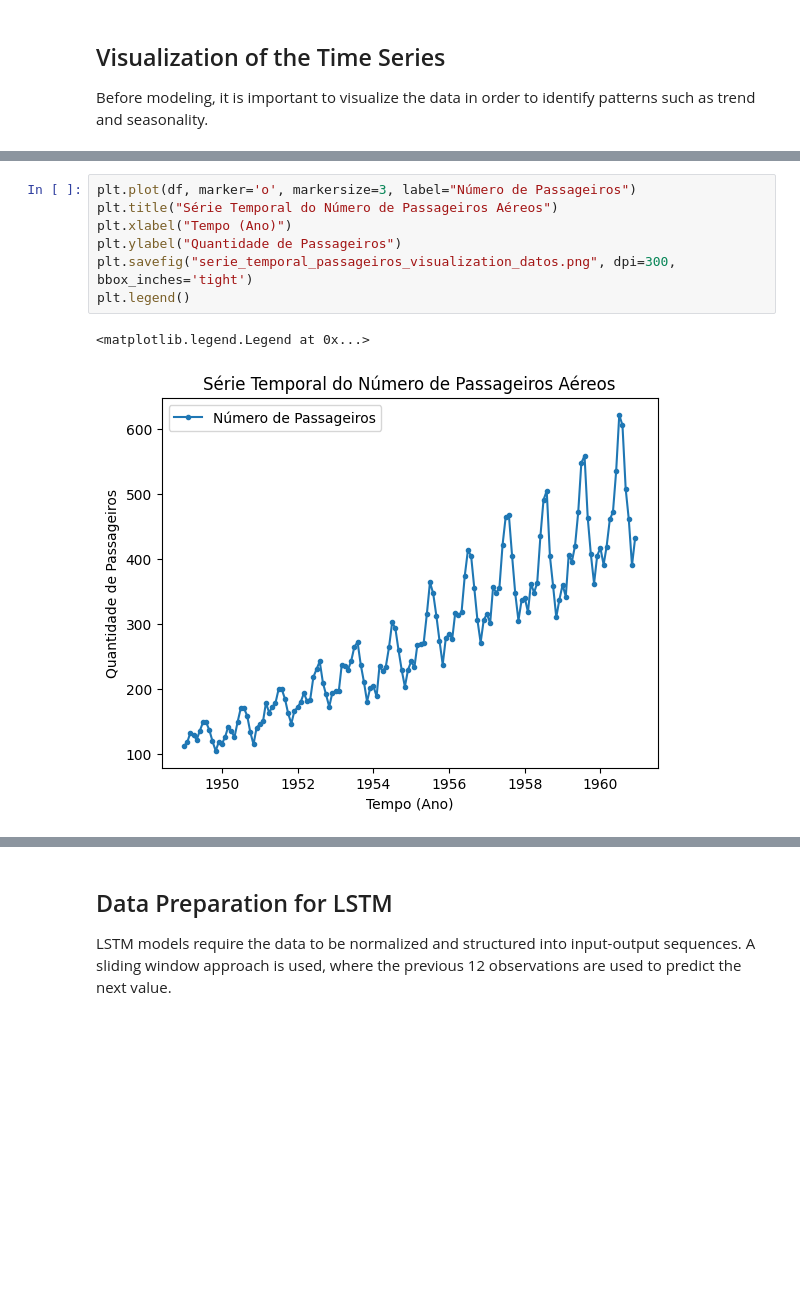
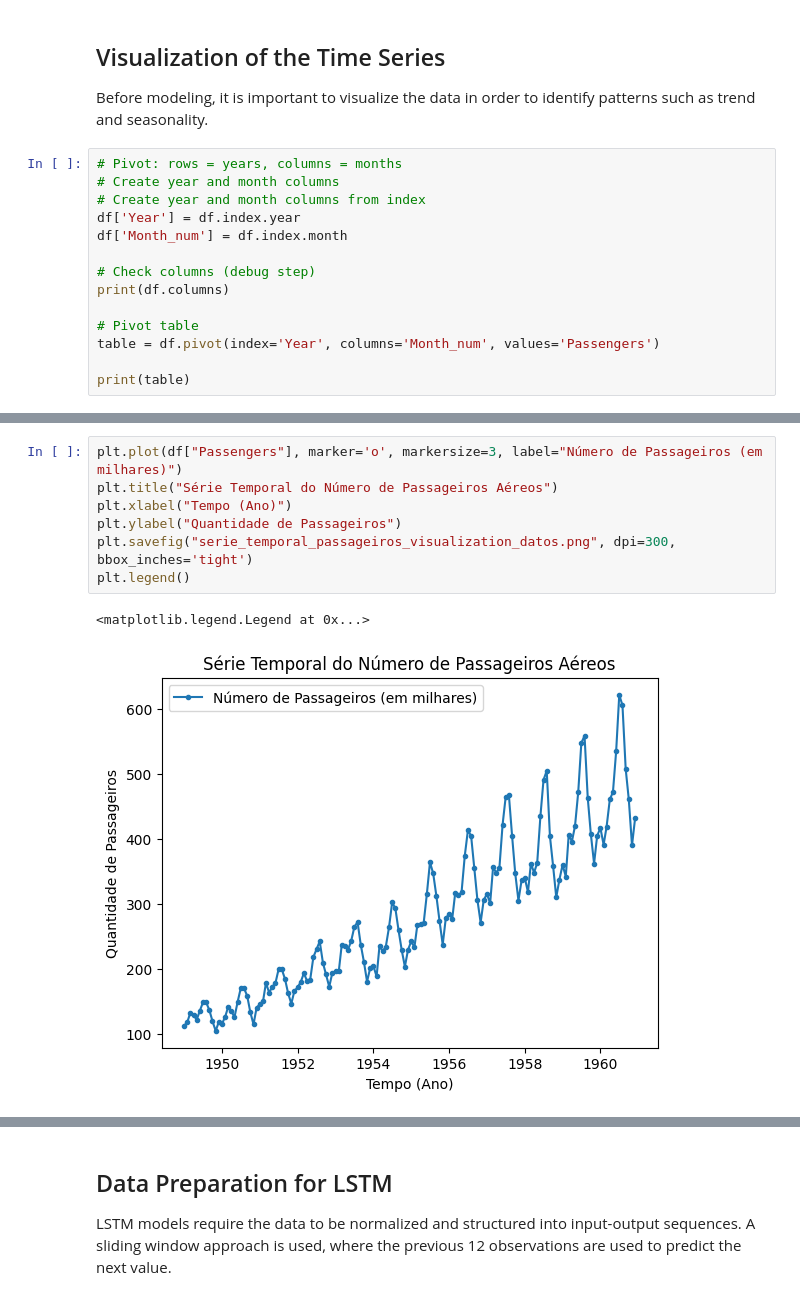
Before and after one commit to N-Merk/TimeSeries_forecasting-and-intervention-analysis, a Jupyter notebook: ModelIllustration.ipynb, the cells around one changed output, grey strips where cells are left out. Drawn from its saved outputs; the diff is of its cells as text; blank space fills up the shorter version.

Commit message:
Some more EDA with plots

```diff
--- a/ModelIllustration.ipynb
+++ b/ModelIllustration.ipynb
@@ -37,3 +45,17 @@ Month
 ## Visualization of the Time Series
 
 Before modeling, it is important to visualize the data in order to identify patterns such as trend and seasonality.
+# %%
+# Pivot: rows = years, columns = months
+# Create year and month columns
+# Create year and month columns from index
+df['Year'] = df.index.year
+df['Month_num'] = df.index.month
+
+# Check columns (debug step)
+print(df.columns)
+
+# Pivot table
+table = df.pivot(index='Year', columns='Month_num', values='Passengers')
+
+print(table)
@@ -40,10 +78,10 @@ Before modeling, it is important to visualize the data in order to identify patt
 # %%
-plt.plot(df, marker='o', markersize=3, label="Número de Passageiros")
+plt.plot(df["Passengers"], marker='o', markersize=3, label="Número de Passageiros (em milhares)")
 plt.title("Série Temporal do Número de Passageiros Aéreos")
 plt.xlabel("Tempo (Ano)")
 plt.ylabel("Quantidade de Passageiros")
 plt.savefig("serie_temporal_passageiros_visualization_datos.png", dpi=300, bbox_inches='tight')
 plt.legend()
 # %% [output]
 <matplotlib.legend.Legend at 0x...>
-[figure, old version]
+[figure, new version]
```
Also changed, not shown: parts of 23 cells of this notebook, 10 other files.
